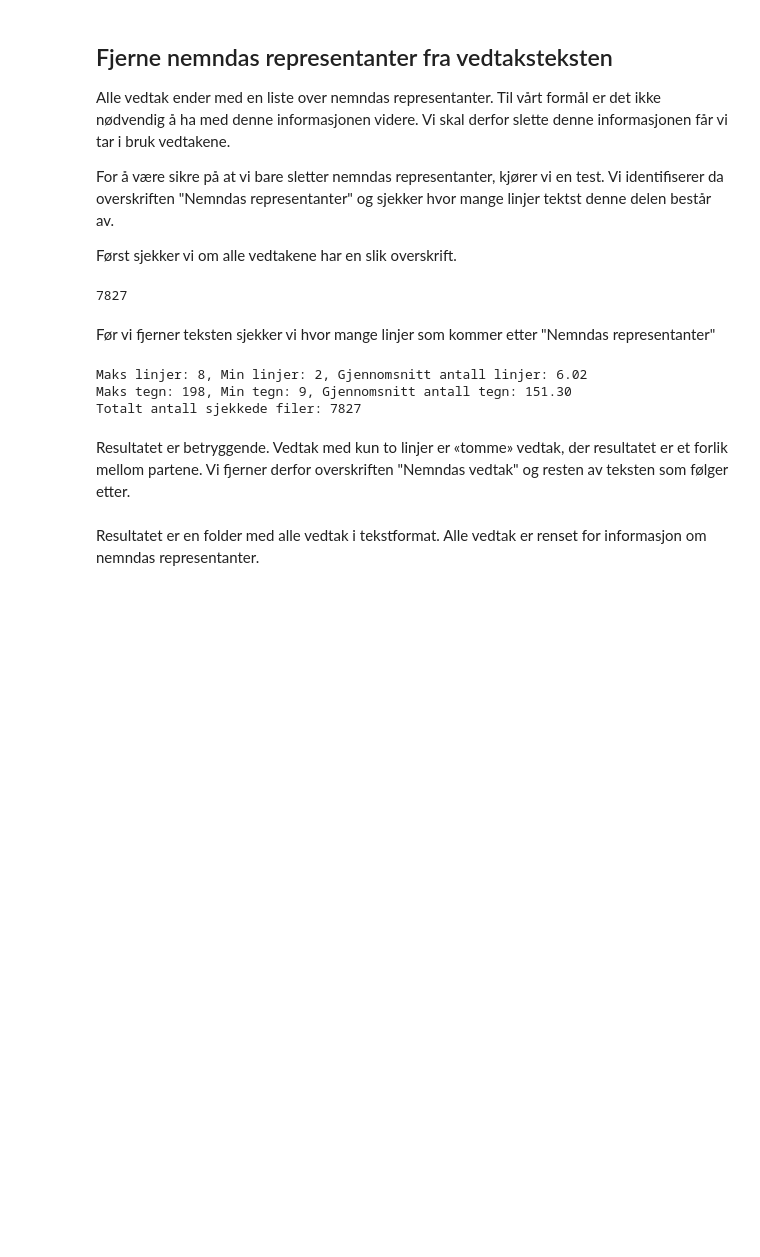
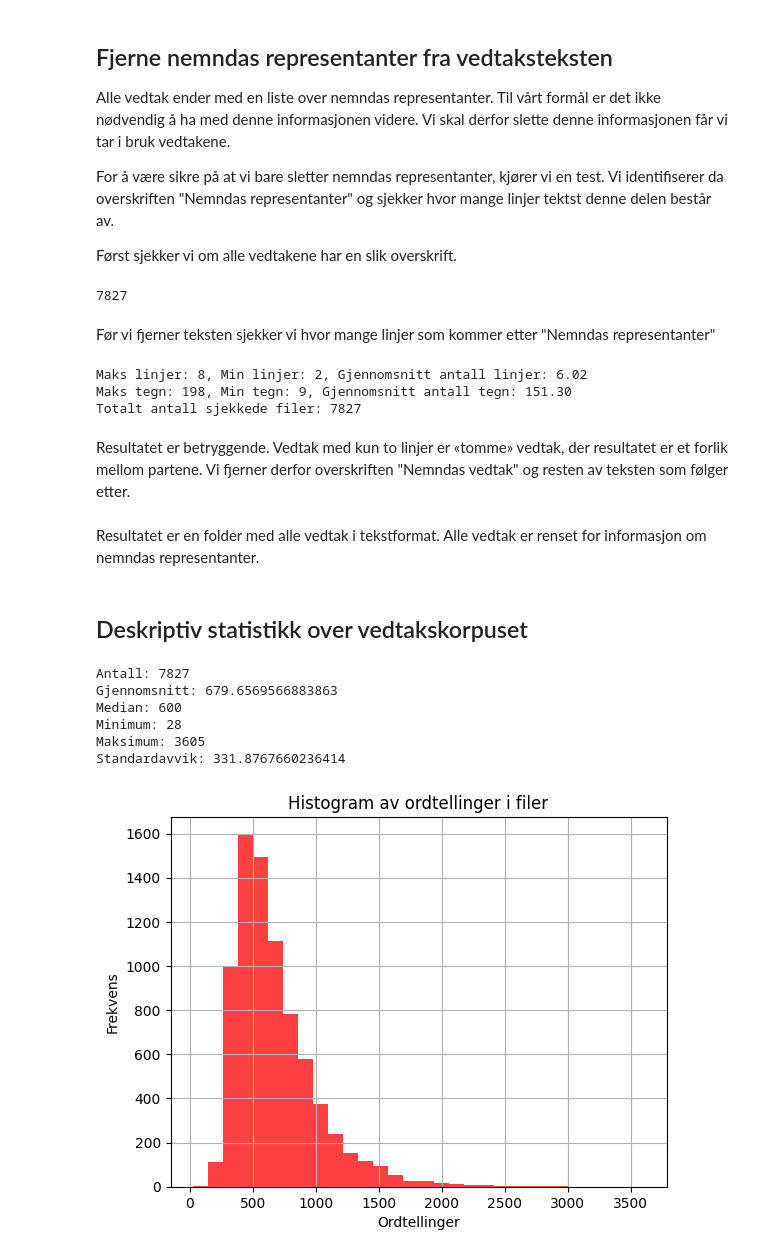
Before and after one commit to hans-chr-f/Vedtak, a Jupyter notebook: Vedtak.ipynb, the cells around one changed output. Saved outputs shown, nothing was run; the diff lists cells and outputs as text; code cells hidden in the pictures; blank space fills up the shorter version.

```diff
--- a/Vedtak.ipynb
+++ b/Vedtak.ipynb
@@ -287,3 +287,63 @@ for filename in os.listdir(txt_directory):
                 txt_file.writelines(file_content)
 # %% [markdown]
 Resultatet er en folder med alle vedtak i tekstformat. Alle vedtak er renset for informasjon om nemndas representanter.
+# %% [markdown]
+## Deskriptiv statistikk over vedtakskorpuset
+# %%
+import os
+import statistics
+import matplotlib.pyplot as plt
+
+# Funksjon for å telle ord i en fil
+def count_words_in_file(file_path):
+    try:
+        with open(file_path, 'r') as file:
+            contents = file.read()
+            words = contents.split()
+            return len(words)
+    except Exception as e:
+        print(f"Feil under lesing av {file_path}: {e}")
+        return None
+
+# Spesifiser banen til mappen din her
+directory_path = 'txt/'
+
+# Liste for lagring av ordtelling
+word_counts = []
+
+# Går gjennom hver fil i mappen
+for filename in os.listdir(directory_path):
+    if filename.endswith(".txt"):  # Sjekker filtypen for å sikre at det er en tekstfil
+        full_file_path = os.path.join(directory_path, filename)
+        word_count = count_words_in_file(full_file_path)
+        if word_count is not None:
+            word_counts.append(word_count)
+
+# Sjekker at det finnes ordtellinger for å beregne statistikk
+if word_counts:
+    # Beregner og skriver ut beskrivende statistikk
+    print(f"Antall: {len(word_counts)}")
+    print(f"Gjennomsnitt: {statistics.mean(word_counts)}")
+    print(f"Median: {statistics.median(word_counts)}")
+    print(f"Minimum: {min(word_counts)}")
+    print(f"Maksimum: {max(word_counts)}")
+    print(f"Standardavvik: {statistics.stdev(word_counts)}")
+
+    # Lager et histogram over ordtellingene
+    plt.hist(word_counts, bins=30, alpha=0.75, color='red')
+    plt.xlabel('Ordtellinger')
+    plt.ylabel('Frekvens')
+    plt.title('Histogram av ordtellinger i filer')
+    plt.grid(True)
+    plt.show()
+
+else:
+    print("Ingen ordtellinger å beregne statistikk for.")
+# %% [output]
+Antall: 7827
+Gjennomsnitt: 679.6569566883863
+Median: 600
+Minimum: 28
+Maksimum: 3605
+Standardavvik: 331.8767660236414
+[figure, added]
```
